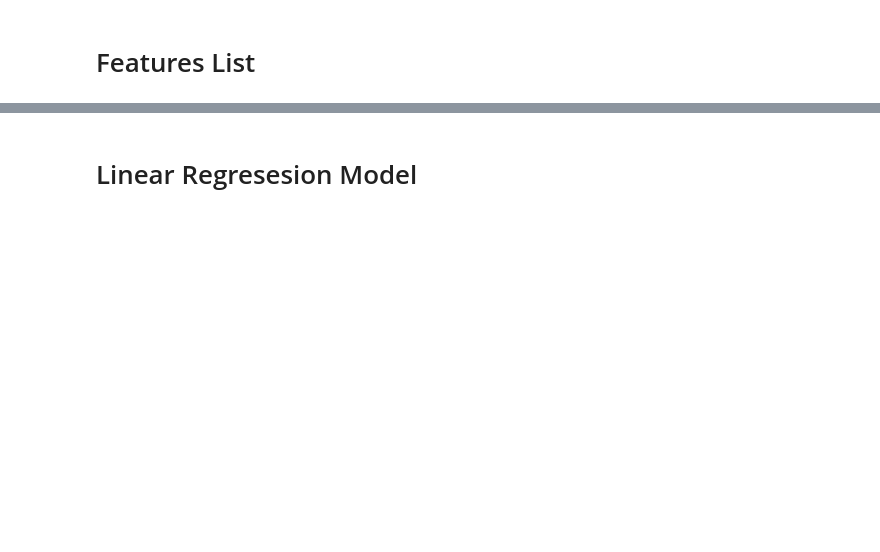
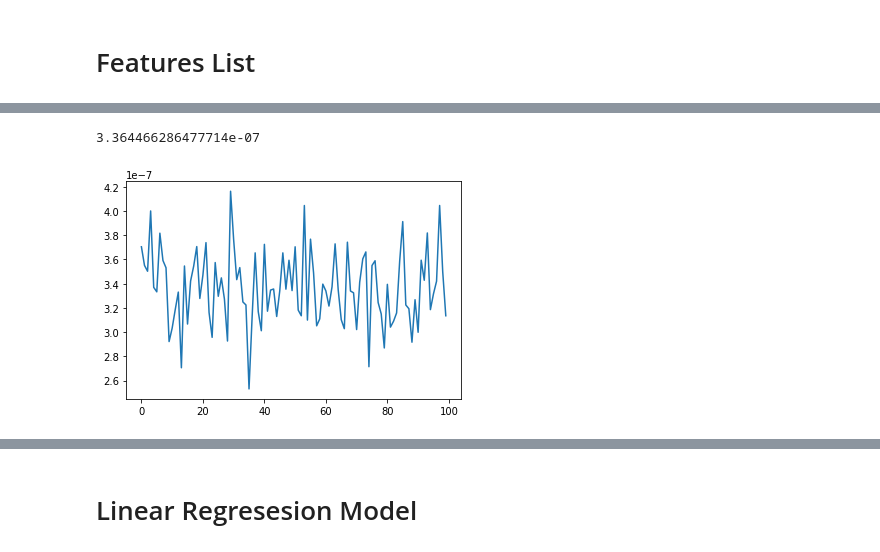
Before and after one commit to mpattik/PacketLossLatencyPredictors, a Jupyter notebook: Master.ipynb, the cells around one changed output, grey strips where cells are left out. Cells and saved outputs as stored; diff of their text form; code cells hidden in the pictures; blank space fills up the shorter version.

```diff
--- a/Master.ipynb
+++ b/Master.ipynb
@@ -218,0 +298,11 @@ features_list = list1
+# %%
+# mean squared
+means = []
+for i in results:
+    means.append(i[1])
+plt.plot(means)
+
+print(sum(means)/len(means))
+# %% [output]
+3.364466286477714e-07
+[figure, added]
```
Also changed, not shown: parts of 63 cells of this notebook.
